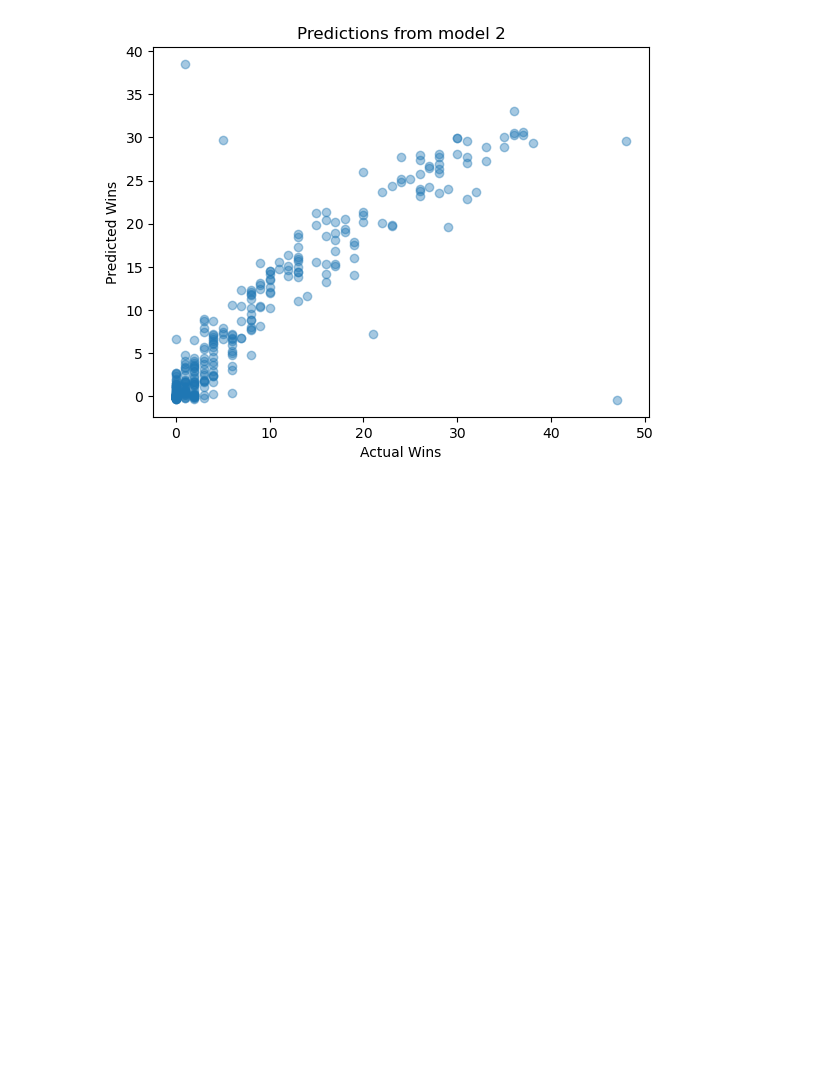
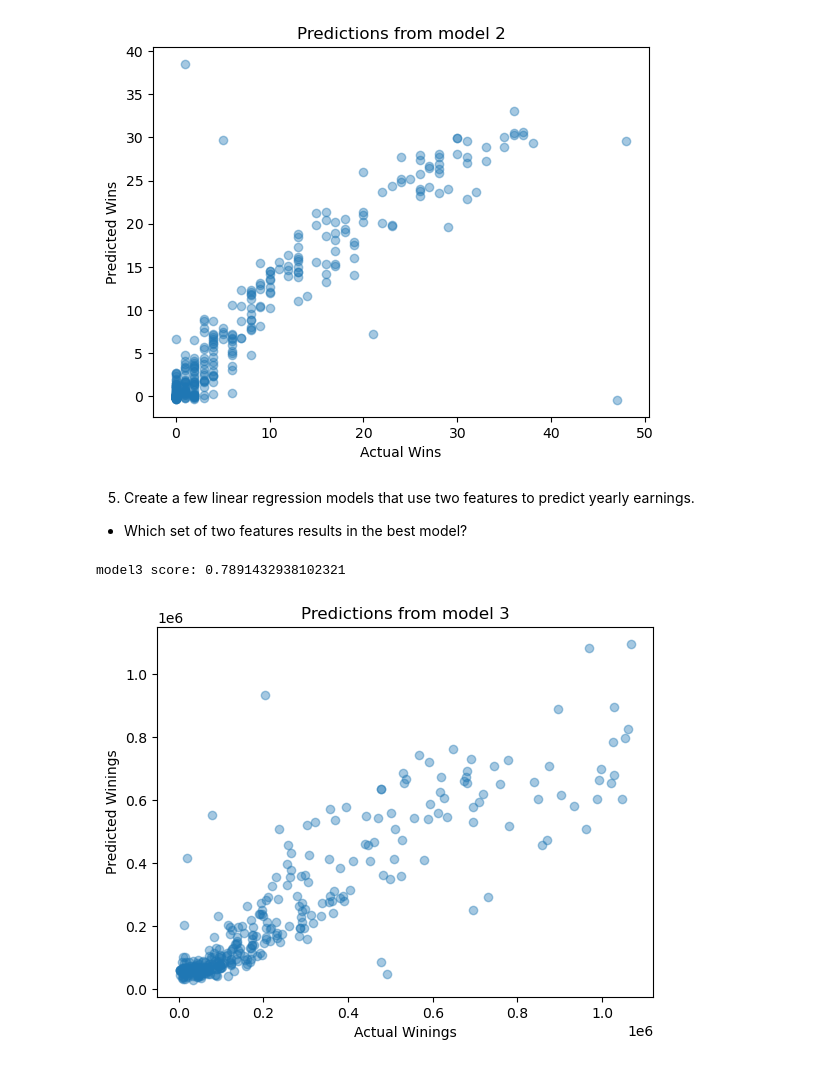
Before and after one commit to 1am8anana/Practices, a Jupyter notebook: [EXP_SupervisedLearning]/[practice]_TennisAce.ipynb, the cells around one changed output. Saved outputs shown, nothing was run; the diff lists cells and outputs as text; code cells hidden in the pictures; blank space fills up the shorter version.

Commit message:
create a few linear regression models use 2 features to predict yearly earnings(Winnings)

```diff
--- a/[EXP_SupervisedLearning]/[practice]_TennisAce.ipynb
+++ b/[EXP_SupervisedLearning]/[practice]_TennisAce.ipynb
@@ -133,3 +134,33 @@ plt.show()
 # %% [output]
 model2 score: 0.8100100278807978
 [figure]
+# %% [markdown]
+5. Create a few linear regression models that use two features to predict yearly earnings.
+* Which set of two features results in the best model?
+# %%
+## perform two feature linear regressions:
+# get 2 features
+features = df[['BreakPointsOpportunities', 'FirstServeReturnPointsWon']]
+# get the 1 target Winnings
+outcome = df['Winnings']
+# split the data
+x_train, x_test, y_train, y_test = train_test_split(features, outcome, train_size = 0.8)
+# instantiate another linear model
+model3 = LinearRegression()
+# train the model
+model3.fit(x_train, y_train)
+# get model score
+model3_score = model3.score(x_test, y_test)
+print(f"model3 score: {model3_score}")
+# get predictions from model3
+predictions = model3.predict(x_test)
+# plot scatter to see the pattern of the predictions
+plt.figure()
+plt.scatter(y_test, predictions, alpha = 0.4)
+plt.title("Predictions from model 3")
+plt.xlabel("Actual Winings")
+plt.ylabel("Predicted Winings")
+plt.show()
+# %% [output]
+model3 score: 0.7891432938102321
+[figure, added]
```
Also changed, not shown: parts of 1 cell of this notebook.
